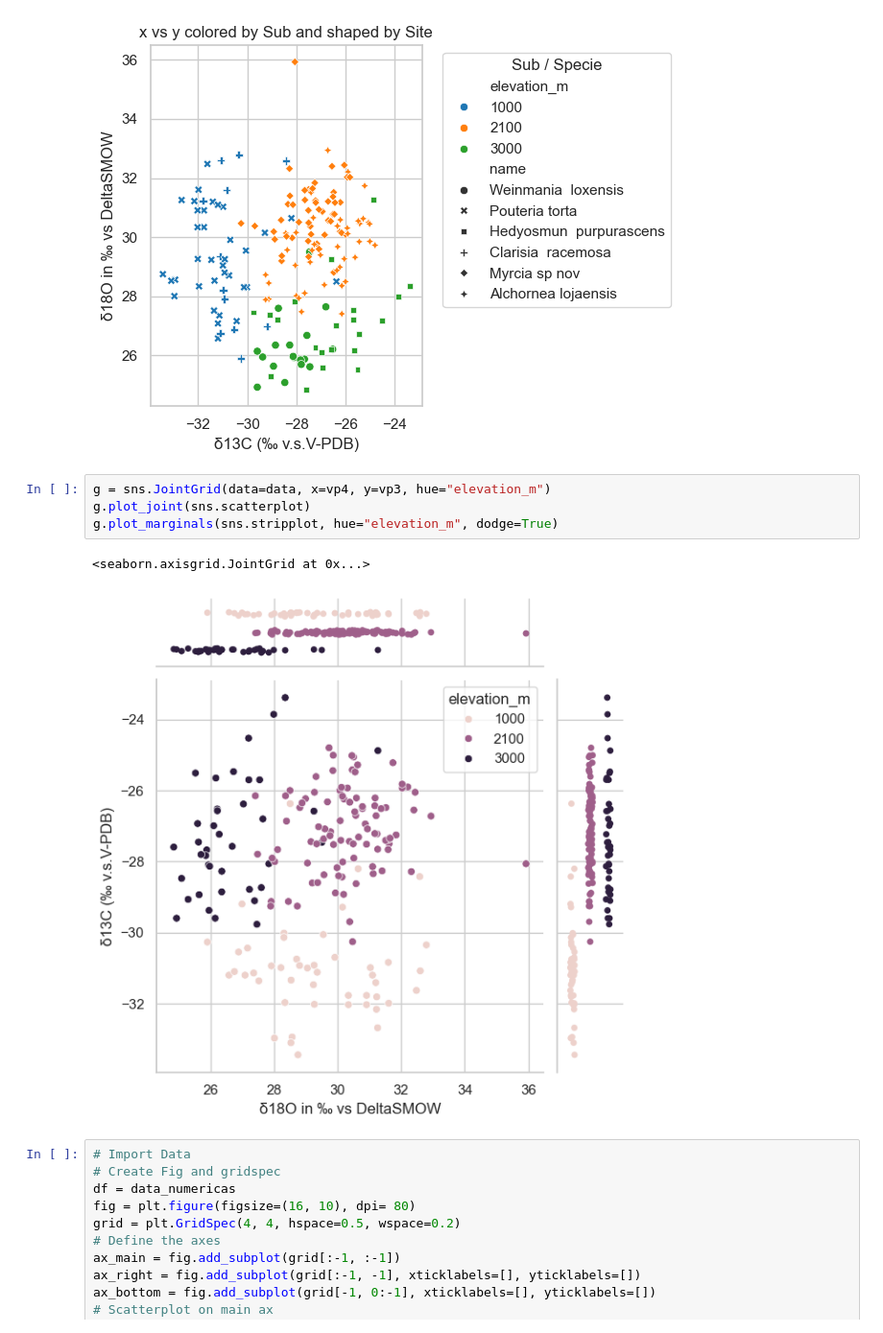
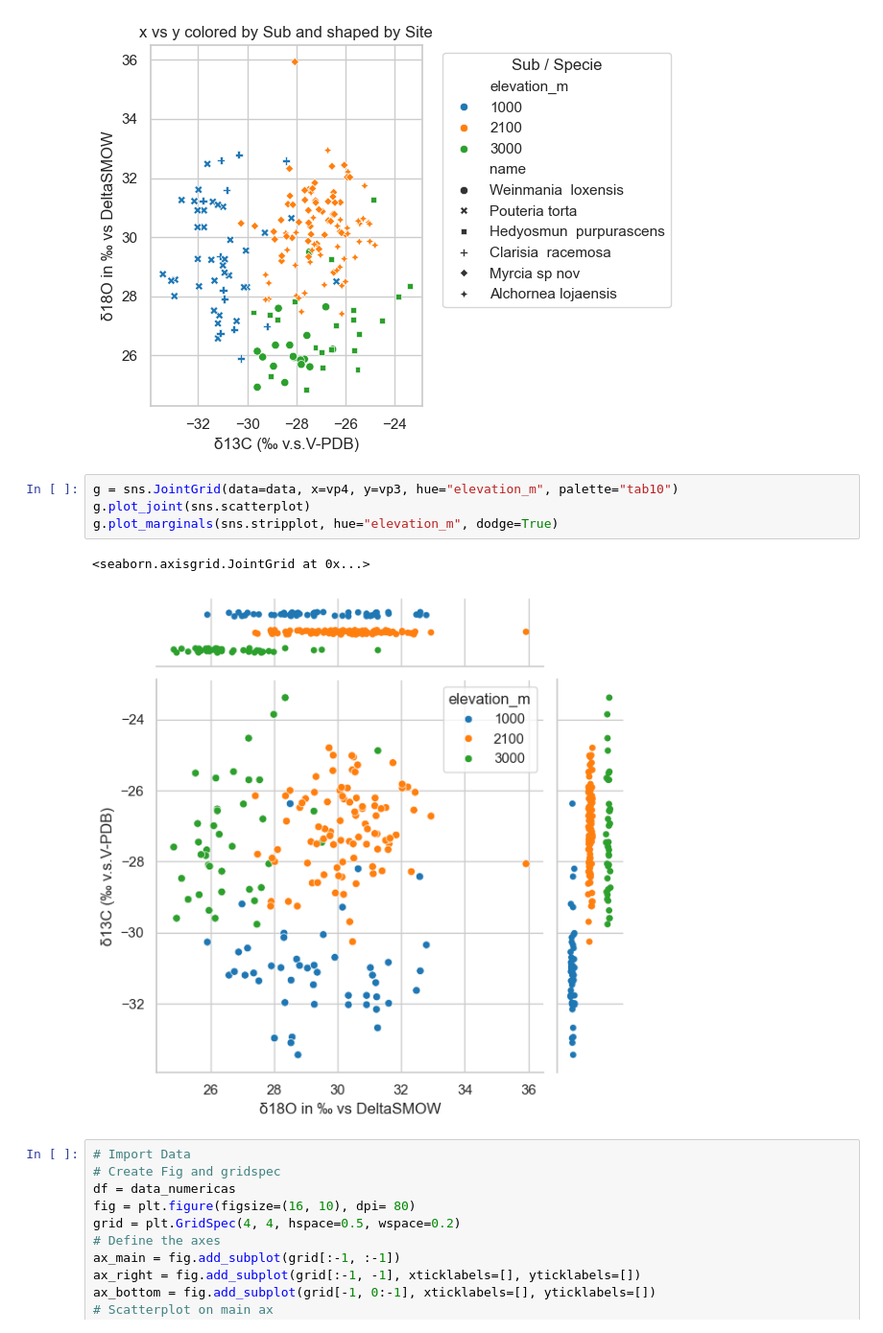
Before and after one commit to ajchavez94/NUMEX_preliminar, a Jupyter notebook: Preliminar.ipynb, the cells around one changed output. Shown at 96% size. Cells and saved outputs as stored; diff of their text form.

```diff
--- a/Preliminar.ipynb
+++ b/Preliminar.ipynb
@@ -407,12 +407,12 @@ plt.show()
 # %% [output]
 [figure]
 # %%
-g = sns.JointGrid(data=data, x=vp4, y=vp3, hue="elevation_m")
+g = sns.JointGrid(data=data, x=vp4, y=vp3, hue="elevation_m", palette="tab10")
 g.plot_joint(sns.scatterplot)
 g.plot_marginals(sns.stripplot, hue="elevation_m", dodge=True)
 # %% [output]
 <seaborn.axisgrid.JointGrid at 0x...>
-[figure, old version]
+[figure, new version]
 # %%
 # Import Data
 # Create Fig and gridspec
```
